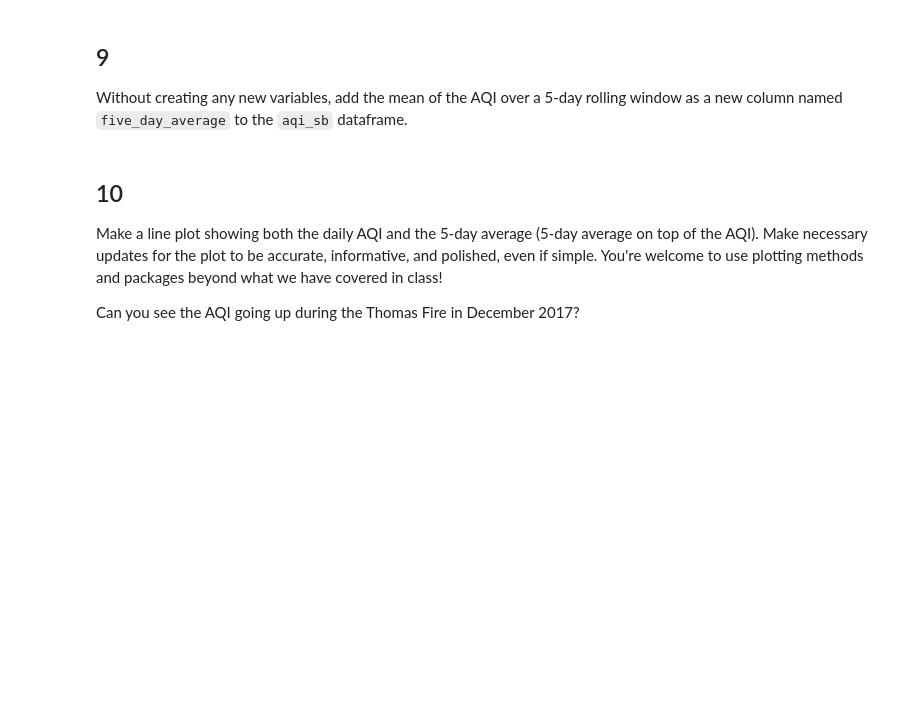
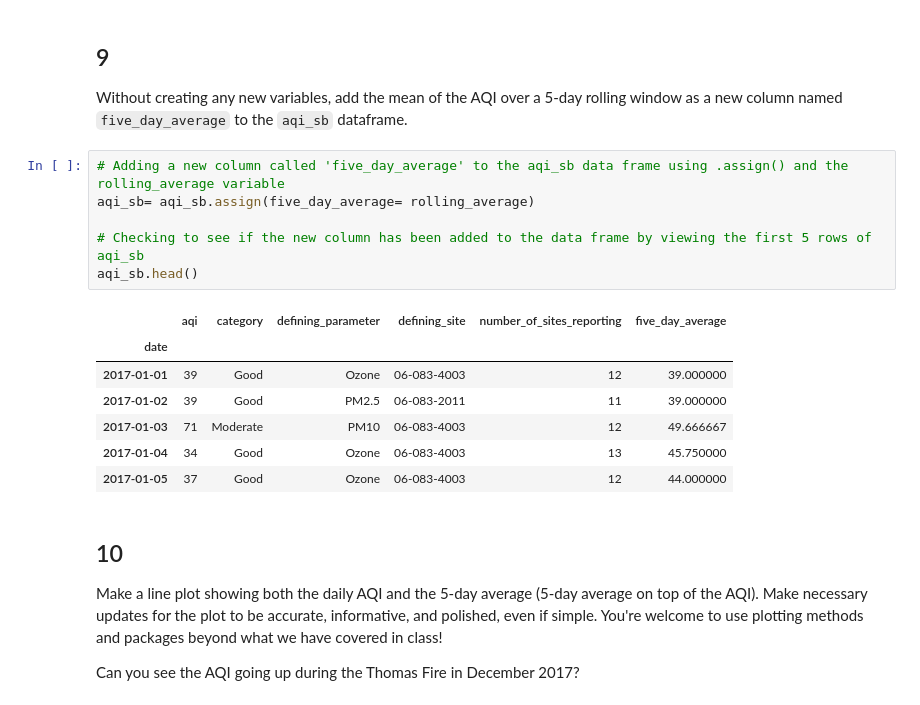
Before and after one commit to madisonenda/eds220-hwk2, a Jupyter notebook: hwk2-task3-aqi_Enda.ipynb, the cells around one changed output. Saved outputs shown, nothing was run; the diff lists cells and outputs as text; blank space fills up the shorter version.

```diff
--- a/hwk2-task3-aqi_Enda.ipynb
+++ b/hwk2-task3-aqi_Enda.ipynb
@@ -268,6 +361,20 @@ rolling_average
 ## 9
 
 Without creating any new variables, add the mean of the AQI over a 5-day rolling window as a new column named `five_day_average` to the `aqi_sb` dataframe.
+# %%
+# Adding a new column called 'five_day_average' to the aqi_sb data frame using .assign() and the rolling_average variable
+aqi_sb= aqi_sb.assign(five_day_average= rolling_average)
+
+# Checking to see if the new column has been added to the data frame by viewing the first 5 rows of aqi_sb
+aqi_sb.head()
+# %% [output]
+|  | aqi | category | defining_parameter | defining_site | number_of_sites_reporting | five_day_average |
+| date |  |  |  |  |  |  |
+| 2017-01-01 | 39 | Good | Ozone | 06-083-4003 | 12 | 39.000000 |
+| 2017-01-02 | 39 | Good | PM2.5 | 06-083-2011 | 11 | 39.000000 |
+| 2017-01-03 | 71 | Moderate | PM10 | 06-083-4003 | 12 | 49.666667 |
+| 2017-01-04 | 34 | Good | Ozone | 06-083-4003 | 13 | 45.750000 |
+| 2017-01-05 | 37 | Good | Ozone | 06-083-4003 | 12 | 44.000000 |
 # %% [markdown]
 <!-- BEGIN QUESTION -->
 
```
Also changed, not shown: parts of 15 cells of this notebook, 1 other file.
